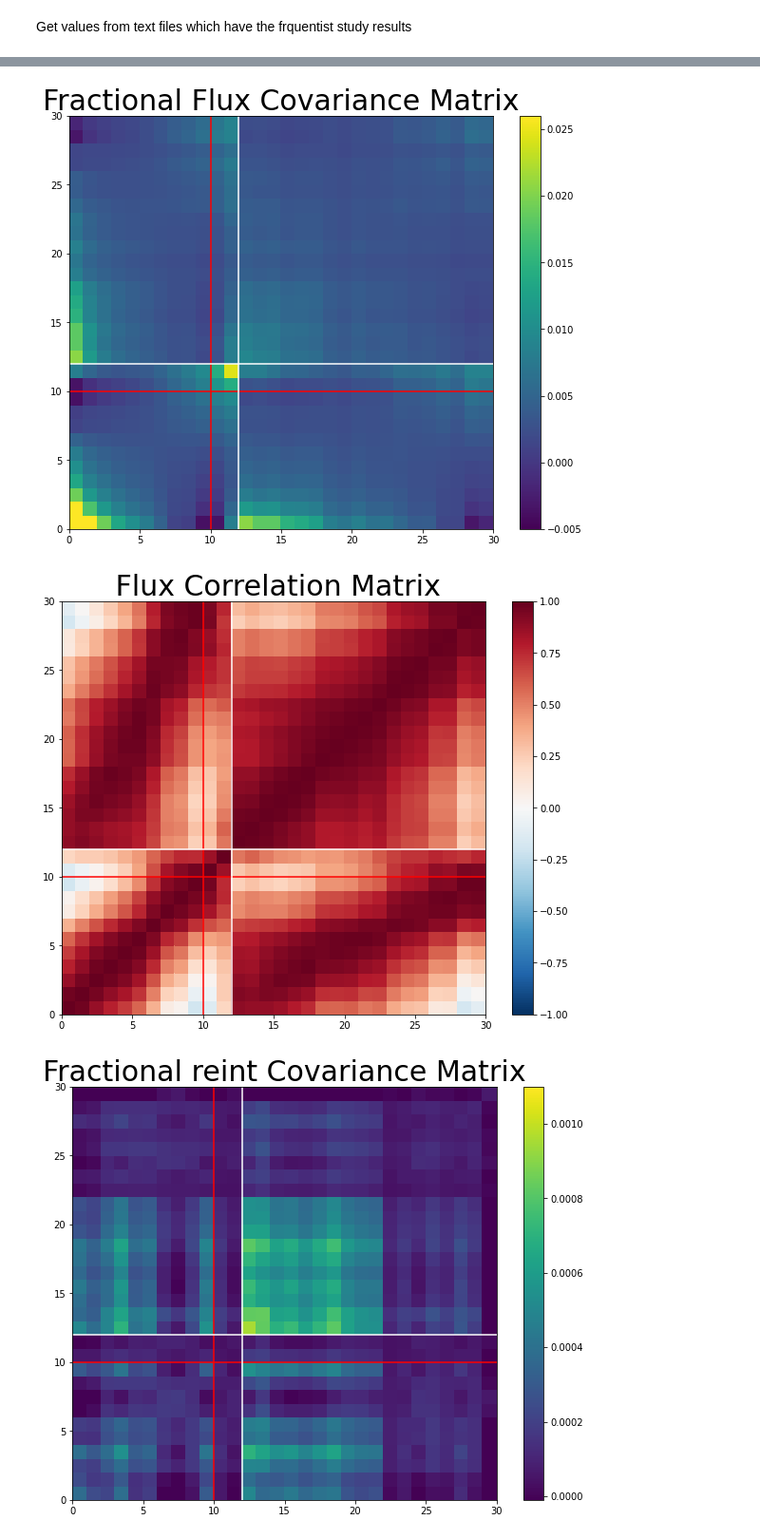
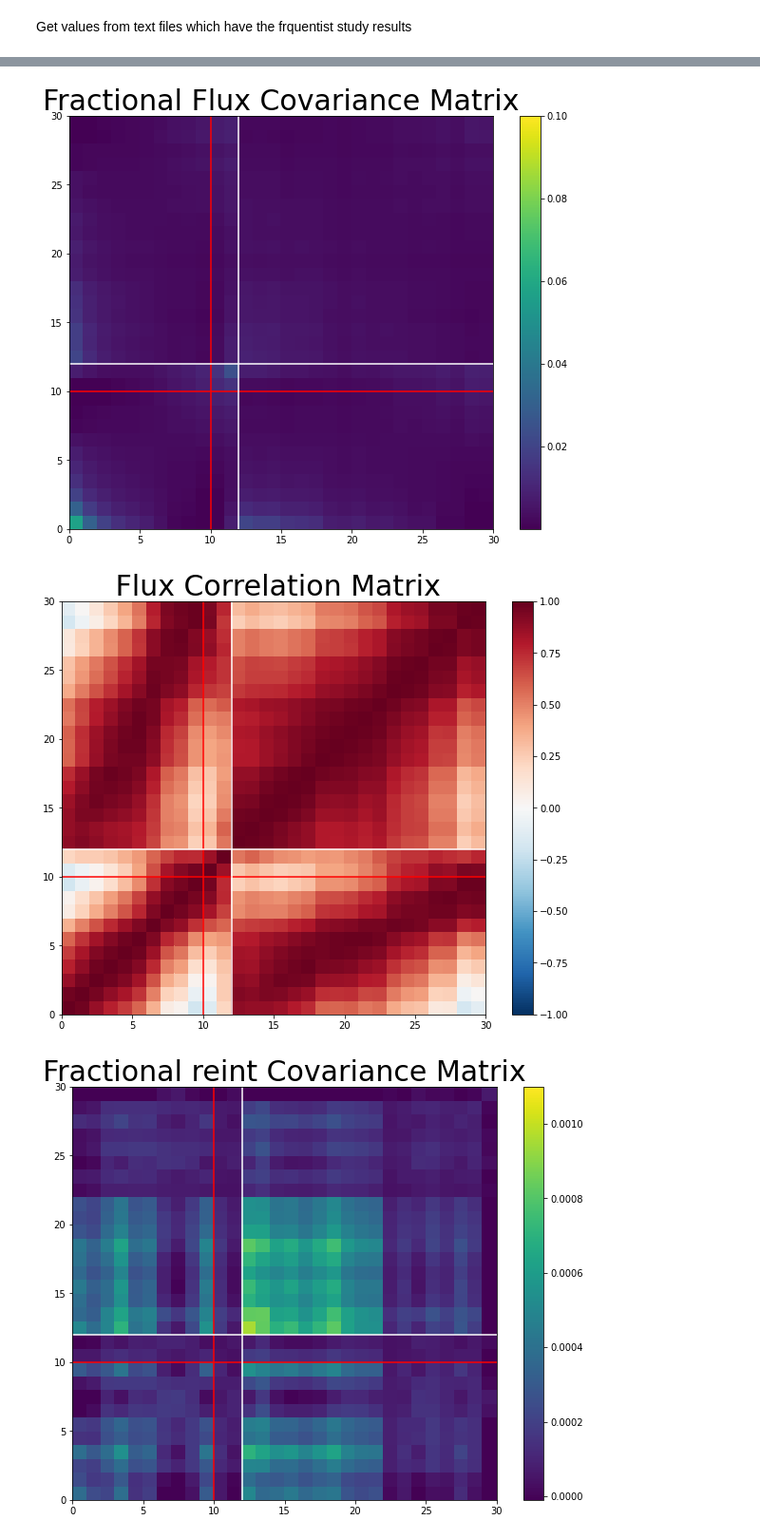
Before and after one commit to kmason03/NueAppearanceStudy, a Jupyter notebook: CovMatrixPlots_MaxOsc.ipynb, the cells around one changed output, grey strips where cells are left out. Shown: that part at 95% size. Cells and saved outputs as stored; diff of their text form; code cells hidden in the pictures.

```diff
--- a/CovMatrixPlots_MaxOsc.ipynb
+++ b/CovMatrixPlots_MaxOsc.ipynb
@@ -29,7 +43,7 @@ nbinsmu=19
 nbins = nbinse+nbinsmu
 
 cov_flux=[]
-with open("cov_fluxxsec_big_220314.txt","r") as chis:
+with open("cov_piotest_big_220314.txt","r") as chis:
     lines = chis.readlines()
     for i in range(nbins):
         i+=nbins
@@ -74,35 +89,37 @@ with open("cov_flux_big_220314.txt","r") as chis:
 # %%
 binslist=[i for i in range(12+19)]
 y,x = np.meshgrid(binslist, binslist)
 
 fig,ax = plt.subplots(figsize=(10,8))
-plt.pcolormesh(x, y, cov_flux,norm=colors.Normalize(vmin=-.005, vmax=.026))
+plt.pcolormesh(x, y, cov_flux,norm=colors.Normalize(vmin=0.00001, vmax=.1))
 cbar = plt.colorbar()
 plt.plot([0,30],[10,10],color='red')
 plt.plot([10,10],[0,30],color='red')
 plt.plot([0,30],[12,12],color='white')
 plt.plot([12,12],[0,30],color='white')
 plt.title("Fractional Flux Covariance Matrix",fontsize=30)
+pkl.dump(fig,open("cov_flux_max.p",'wb'))
 plt.show()
 plt.close()
 
 corr = np.zeros((nbins,nbins))
 for i in range(nbins):
     for j in range (nbins):
          corr[i][j] = cov_flux[i][j]/(math.sqrt(cov_flux[i][i])*math.sqrt(cov_flux[j][j]))
 
 fig,ax = plt.subplots(figsize=(10,8))
 plt.pcolormesh(x, y, corr,norm=colors.Normalize(vmin=-1, vmax=1),cmap=plt.cm.get_cmap('RdBu_r'))
 cbar = plt.colorbar()
 plt.plot([0,30],[10,10],color='red')
 plt.plot([10,10],[0,30],color='red')
 plt.plot([0,30],[12,12],color='white')
 plt.plot([12,12],[0,30],color='white')
 plt.title(" Flux Correlation Matrix",fontsize=30)
+pkl.dump(fig,open("corr_flux_max.p",'wb'))
 plt.show()
 plt.close()
 # %% [output]
-[figure, old version]
+[figure, new version]
 [figure]
 # %%
 nbinse=12
```
Also changed, not shown: parts of 18 cells of this notebook, 10 other files.
